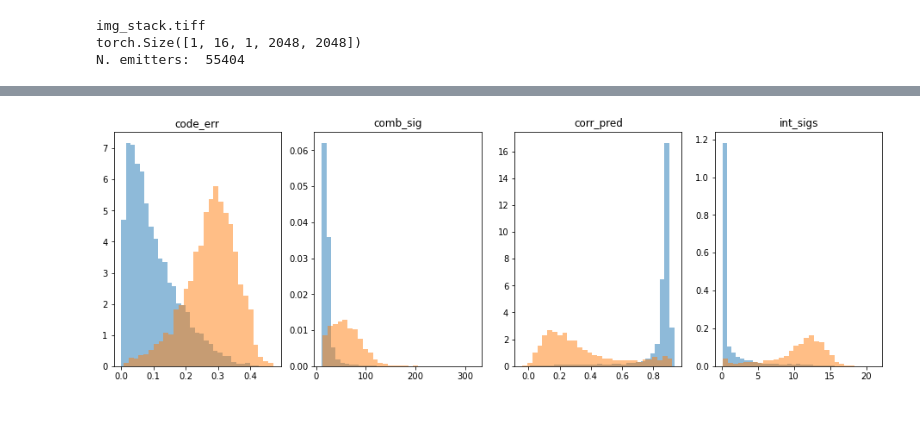
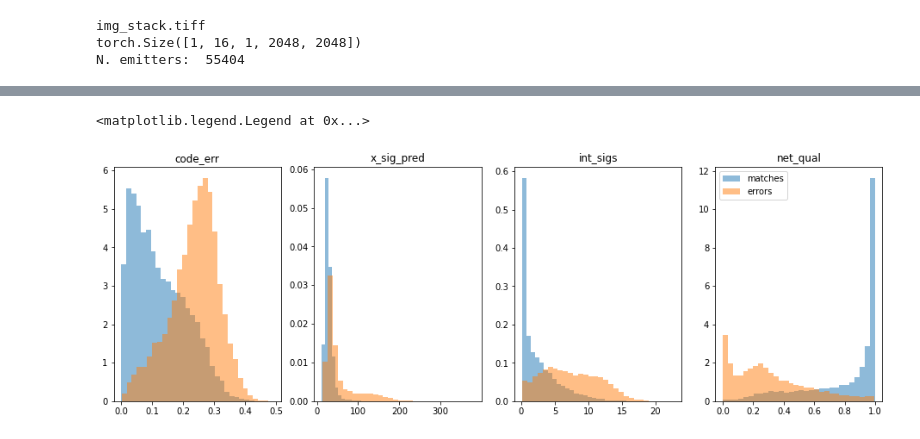
Before and after one commit to TuragaLab/decode_fish, a Jupyter notebook: nbs/22_MERFISH_codenet.ipynb, the cells around one changed output, grey strips where cells are left out. Saved outputs shown, nothing was run; the diff lists cells and outputs as text; code cells hidden in the pictures.

```diff
--- a/nbs/22_MERFISH_codenet.ipynb
+++ b/nbs/22_MERFISH_codenet.ipynb
@@ -64,19 +107,19 @@ def input_from_df(df, from_matches=True):
 # %%
 class code_net(nn.Module):
 
-    def __init__(self, n_inputs=35, n_outputs=1):
+    def __init__(self, n_inputs=20, n_outputs=1):
         super(code_net, self).__init__()
 
-        self.fc1 = nn.Linear(n_inputs, 64)
-        self.fc2 = nn.Linear(64, 32)
-        self.fc3 = nn.Linear(32, 32)
+        self.fc1 = nn.Linear(n_inputs, 128)
+        self.fc2 = nn.Linear(128, 64)
+        self.fc3 = nn.Linear(64, 32)
         self.fc4 = nn.Linear(32, n_outputs)
 
     def forward(self, x):
         x = F.elu(self.fc1(x))
         x = F.elu(self.fc2(x))
         x = F.elu(self.fc3(x))
-        x = torch.tanh(self.fc4(x))
+        x = self.fc4(x)
         return x
 
 net = code_net().cuda()
@@ -182,8 +236,8 @@ out_vals = []
 for b in tqdm(range(len(inf_df)//100 + 1)):
 
     net_inp = T(input_from_df(inf_df[b*100:(b+1)*100], False), dtype=torch.float32).cuda()
-#     net_out = torch.sigmoid(net(net_inp))
-    net_out = net(net_inp)
+    net_out = torch.sigmoid(net(net_inp))
+#     net_out = net(net_inp)
 
     out_vals.append(np.array(cpu(net_out)))
 # %%
@@ -249,23 +306,24 @@ df_col = df_col.reset_index()
 res_df = df_col.copy()
 res_df['comb_sig'] = np.sqrt(res_df['x_sig_pred']**2+res_df['y_sig_pred'])
 
-int_keys = [f'int_tar_{i}' for i in range(16)]
+int_keys = [f'int_{i}_tar' for i in range(16)]
 int_pred = res_df[int_keys].values
-int_pred = np.where(int_pred>0,1,0)
+s_arr = np.sort(int_pred)
+lim = s_arr[:,-5]
+tar_code = np.stack([np.where(i>l,1,0) for i,l in zip(int_pred, lim)])
 
 code_ind = []
 
 for i in tqdm(range(len(int_pred))):
 
-    code_errors = 1-vcorrcoef(code_ref, int_pred[i])
+    code_errors = vcorrcoef(code_ref, int_pred[i])
 #     code_errors = bce_code(code_ref, int_pred[i])
     min_ind = np.argmin(code_errors)
-    code_err.append(code_errors[min_ind])
     code_ind.append(min_ind)
 
 res_df['gt_gene'] = targets[code_ind]
 # %%
-int_keys = [f'int_pred_{i}' for i in range(16)]
+int_keys = [f'int_{i}_pred' for i in range(16)]
 int_pred = res_df[int_keys].values
 
 code_err = []
@@ -273,7 +331,7 @@ code_ind = []
 
 for i in tqdm(range(len(int_pred))):
 
-    code_errors = 1-vcorrcoef(code_ref, int_pred[i])
+    code_errors = vcorrcoef(code_ref, int_pred[i])
 #     code_errors = bce_code(code_ref, int_pred[i])
     min_ind = np.argmin(code_errors)
     code_err.append(code_errors[min_ind])
@@ -307,16 +347,19 @@ res_df['int_gene'] = targets[code_ind]
 # %%
 # (res_df['gt_gene'] == res_df['bin_gene']).sum()/len(res_df)
 # %%
-res_df['int_sigs'] = res_df[[f'int_sig_pred_{i}' for i in range(16)]].values.sum(1)
-metrics = ['code_err', 'comb_sig', 'corr_pred', 'int_sigs']
+res_df['int_sigs'] = res_df[[f'int_sig_{i}_pred' for i in range(16)]].values.sum(1)
+res_df['ints'] = res_df[[f'int_{i}_pred' for i in range(16)]].values.sum(1)
+metrics = ['code_err', 'x_sig_pred', 'int_sigs', 'net_qual']
 plt.figure(figsize=(16,5))
 for i in range(len(metrics)):
     plt.subplot(1,len(metrics),i+1)
-    _=plt.hist(res_df[res_df['gt_gene'] == res_df['int_gene']][metrics[i]], density=True, alpha=0.5, bins=30)
-    _=plt.hist(res_df[res_df['gt_gene'] != res_df['int_gene']][metrics[i]], density=True, alpha=0.5, bins=30)
+    _=plt.hist(res_df[res_df['gt_gene'] == res_df['int_gene']][metrics[i]], density=True, alpha=0.5, bins=30, label='matches')
+    _=plt.hist(res_df[res_df['gt_gene'] != res_df['int_gene']][metrics[i]], density=True, alpha=0.5, bins=30, label='errors')
     plt.title(metrics[i])
+plt.legend()
 # %% [output]
+<matplotlib.legend.Legend at 0x...>
-[figure, old version]
+[figure, new version]
 # %%
 def make_roc(df, var='code_err', ascending=True):
 
```
Also changed, not shown: parts of 23 cells of this notebook, 36 other files.
